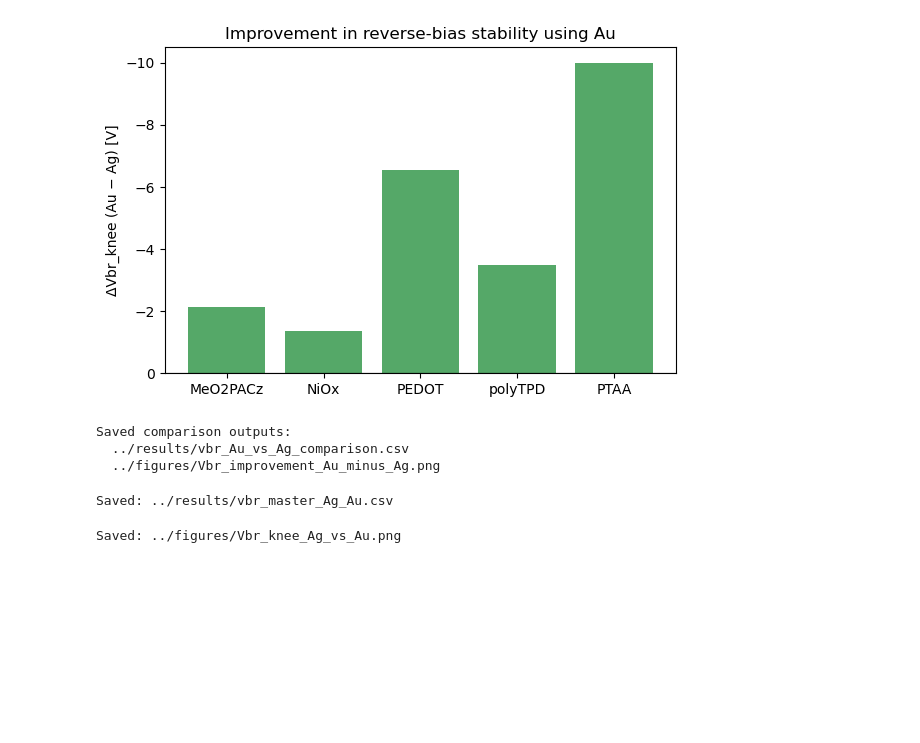
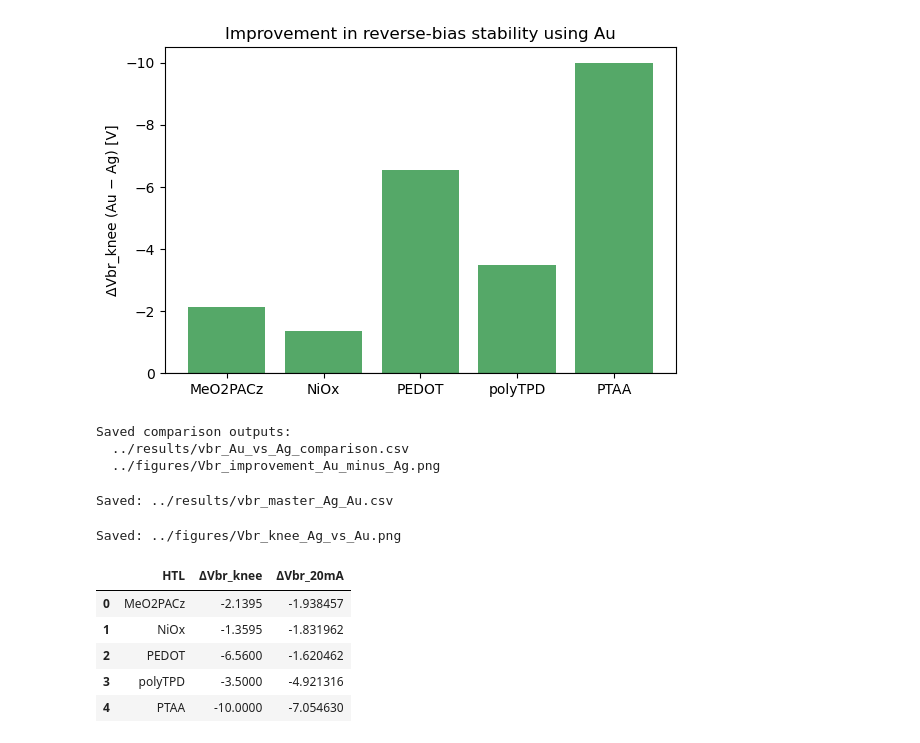
Before and after one commit to Mazhar-PerovAI/PerovAI_Course, a Jupyter notebook: Week08/notebooks/Ag.ipynb, the cells around one changed output. Drawn from its saved outputs; the diff is of its cells as text; code cells hidden in the pictures; blank space fills up the shorter version.

```diff
--- a/Week08/notebooks/Ag.ipynb
+++ b/Week08/notebooks/Ag.ipynb
@@ -494,3 +494,12 @@ plt.close()
 print("Saved: ../figures/Vbr_knee_Ag_vs_Au.png")
 # %% [output]
 Saved: ../figures/Vbr_knee_Ag_vs_Au.png
+# %%
+comp[["HTL", "ΔVbr_knee", "ΔVbr_20mA"]]
+# %% [output]
+|  | HTL | ΔVbr_knee | ΔVbr_20mA |
+| 0 | MeO2PACz | -2.1395 | -1.938457 |
+| 1 | NiOx | -1.3595 | -1.831962 |
+| 2 | PEDOT | -6.5600 | -1.620462 |
+| 3 | polyTPD | -3.5000 | -4.921316 |
+| 4 | PTAA | -10.0000 | -7.054630 |
```
Also changed, not shown: parts of 5 cells of this notebook, 3 other files.
